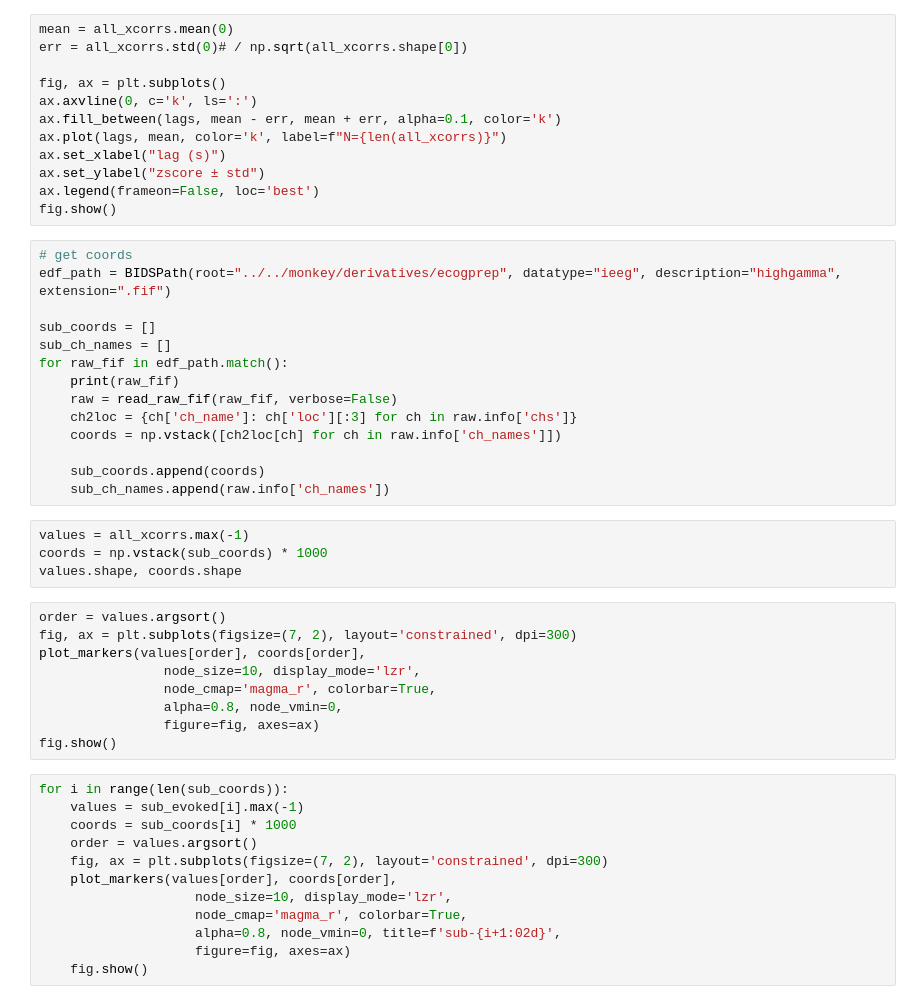
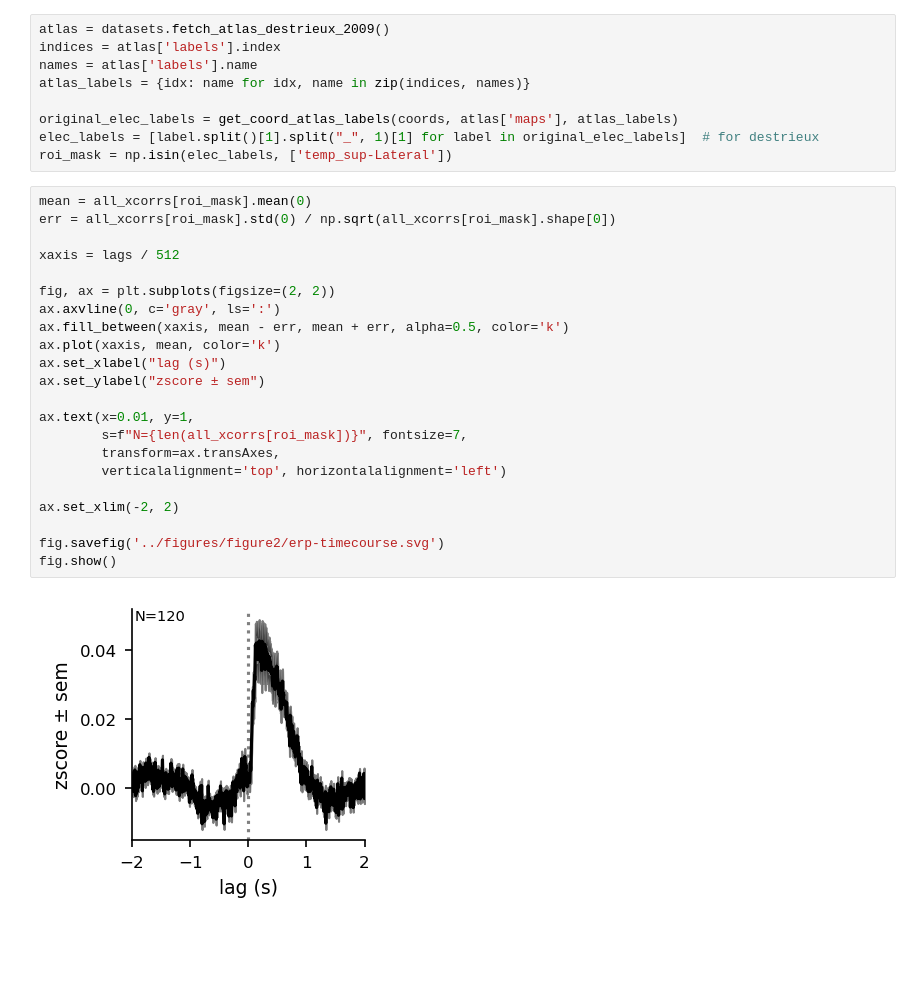
Before and after one commit to hassonlab/podcast-ecog-paper, a Jupyter notebook: notebooks/erp.ipynb, the cells around one changed output. Cells and saved outputs as stored; diff of their text form; blank space fills up the shorter version.

```diff
--- a/notebooks/erp.ipynb
+++ b/notebooks/erp.ipynb
@@ -26,51 +49,33 @@ print(all_xcorrs.shape)
+# %%
+atlas = datasets.fetch_atlas_destrieux_2009()
+indices = atlas['labels'].index
+names = atlas['labels'].name
+atlas_labels = {idx: name for idx, name in zip(indices, names)}
+
+original_elec_labels = get_coord_atlas_labels(coords, atlas['maps'], atlas_labels)
+elec_labels = [label.split()[1].split("_", 1)[1] for label in original_elec_labels]  # for destrieux
+roi_mask = np.isin(elec_labels, ['temp_sup-Lateral'])
 # %%
-mean = all_xcorrs.mean(0)
-err = all_xcorrs.std(0)# / np.sqrt(all_xcorrs.shape[0])
+mean = all_xcorrs[roi_mask].mean(0)
+err = all_xcorrs[roi_mask].std(0) / np.sqrt(all_xcorrs[roi_mask].shape[0])
 
-fig, ax = plt.subplots()
-ax.axvline(0, c='k', ls=':')
-ax.fill_between(lags, mean - err, mean + err, alpha=0.1, color='k')
-ax.plot(lags, mean, color='k', label=f"N={len(all_xcorrs)}")
+xaxis = lags / 512
+
+fig, ax = plt.subplots(figsize=(2, 2))
+ax.axvline(0, c='gray', ls=':')
+ax.fill_between(xaxis, mean - err, mean + err, alpha=0.5, color='k')
+ax.plot(xaxis, mean, color='k')
 ax.set_xlabel("lag (s)")
-ax.set_ylabel("zscore ± std")
-ax.legend(frameon=False, loc='best')
+ax.set_ylabel("zscore ± sem")
+
+ax.text(x=0.01, y=1,
+        s=f"N={len(all_xcorrs[roi_mask])}", fontsize=7,
+        transform=ax.transAxes,
+        verticalalignment='top', horizontalalignment='left')
+
+ax.set_xlim(-2, 2)
+
+fig.savefig('../figures/figure2/erp-timecourse.svg')
 fig.show()
+# %% [output]
+[figure, added]
-# %%
-# get coords
-edf_path = BIDSPath(root="../../monkey/derivatives/ecogprep", datatype="ieeg", description="highgamma", extension=".fif")
-
-sub_coords = []
-sub_ch_names = []
-for raw_fif in edf_path.match():
-    print(raw_fif)
-    raw = read_raw_fif(raw_fif, verbose=False)
-    ch2loc = {ch['ch_name']: ch['loc'][:3] for ch in raw.info['chs']}
-    coords = np.vstack([ch2loc[ch] for ch in raw.info['ch_names']])
-
-    sub_coords.append(coords)
-    sub_ch_names.append(raw.info['ch_names'])
-# %%
-values = all_xcorrs.max(-1)
-coords = np.vstack(sub_coords) * 1000
-values.shape, coords.shape
-# %%
-order = values.argsort()
-fig, ax = plt.subplots(figsize=(7, 2), layout='constrained', dpi=300)
-plot_markers(values[order], coords[order],
-                node_size=10, display_mode='lzr',
-                node_cmap='magma_r', colorbar=True,
-                alpha=0.8, node_vmin=0,
-                figure=fig, axes=ax)
-fig.show()
-# %%
-for i in range(len(sub_coords)):
-    values = sub_evoked[i].max(-1)
-    coords = sub_coords[i] * 1000
-    order = values.argsort()
-    fig, ax = plt.subplots(figsize=(7, 2), layout='constrained', dpi=300)
-    plot_markers(values[order], coords[order],
-                    node_size=10, display_mode='lzr',
-                    node_cmap='magma_r', colorbar=True,
-                    alpha=0.8, node_vmin=0, title=f'sub-{i+1:02d}',
-                    figure=fig, axes=ax)
-    fig.show()
```
Also changed, not shown: parts of 4 cells of this notebook, 3 other files.
